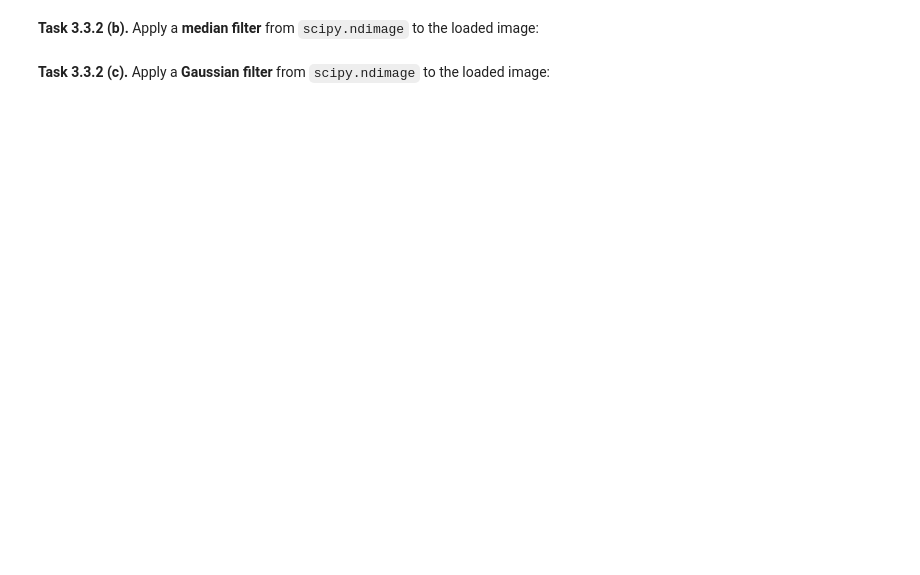
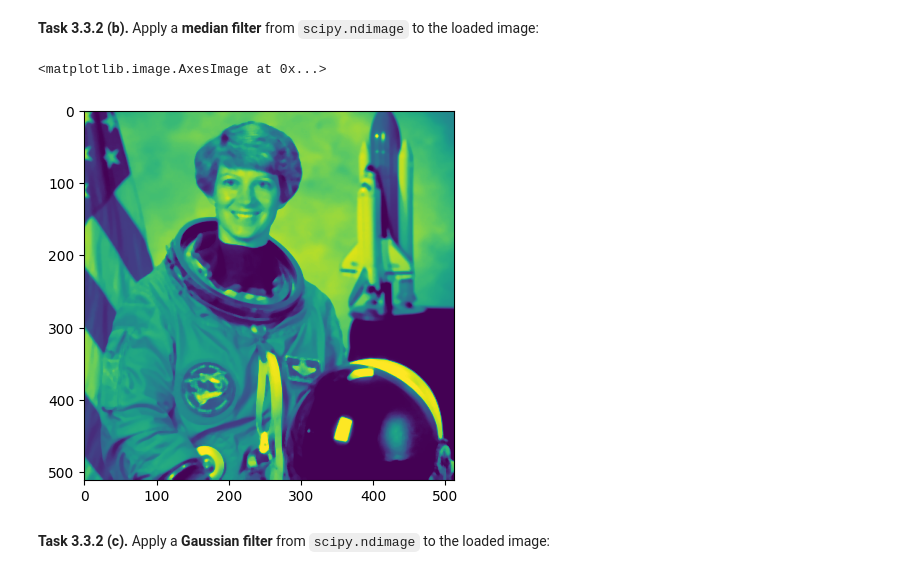
Before and after one commit to MarcelBuss/mobi-fs3-python, a Jupyter notebook: task3.ipynb, the cells around one changed output. Cells and saved outputs as stored; diff of their text form; code cells hidden in the pictures; blank space fills up the shorter version.

```diff
--- a/task3.ipynb
+++ b/task3.ipynb
@@ -87,4 +88,9 @@ Then, compare your result for filter size `5` with the correct result image `dat
 # %% [markdown]
 **<a id="#">Task 3.3.2 (b).</a>** Apply a **median filter** from `scipy.ndimage` to the loaded image:
+# %%
+plt.imshow(scipy.ndimage.median_filter(img, 5))
+# %% [output]
+<matplotlib.image.AxesImage at 0x...>
+[figure, added]
 # %% [markdown]
 **<a id="#">Task 3.3.2 (c).</a>** Apply a **Gaussian filter** from `scipy.ndimage` to the loaded image:
```
Also changed, not shown: parts of 12 cells of this notebook, 1 other file.
